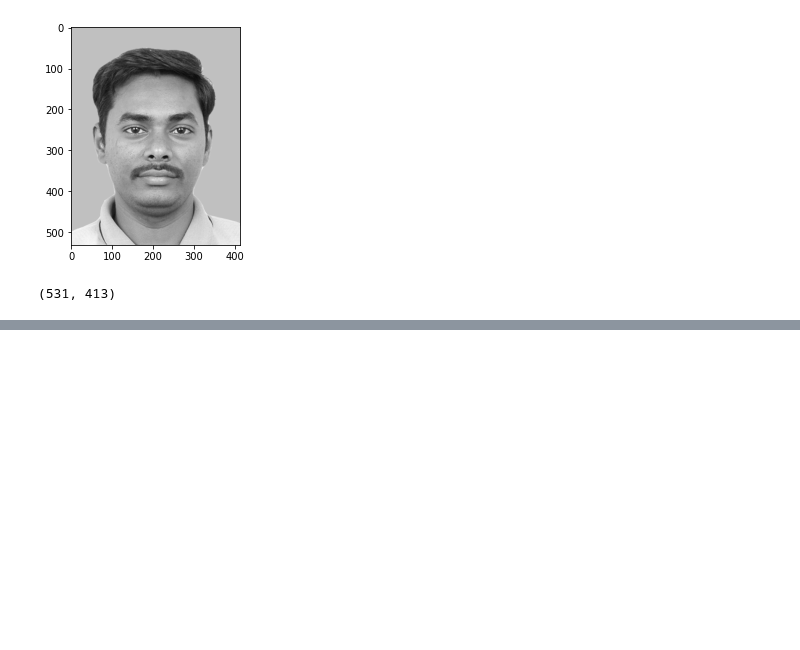
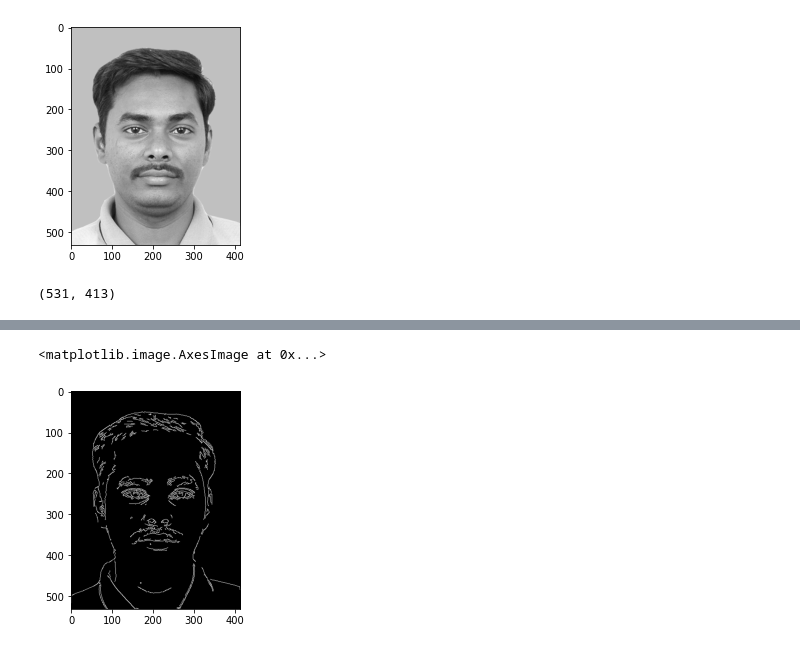
Before and after one commit to Gramani-Kumar/OpenCV-Demo, a Jupyter notebook: Edge_detection.ipynb, the cells around one changed output, grey strips where cells are left out. Drawn from its saved outputs; the diff is of its cells as text; code cells hidden in the pictures; blank space fills up the shorter version.

```diff
--- a/Edge_detection.ipynb
+++ b/Edge_detection.ipynb
@@ -45,0 +67,6 @@ img_g.shape
+# %%
+CannyImag = cv2.Canny(cImg, 100, 200)
+plt.imshow(CannyImag, cmap="gray")
+# %% [output]
+<matplotlib.image.AxesImage at 0x...>
+[figure, added]
```
Also changed, not shown: parts of 3 cells of this notebook.
